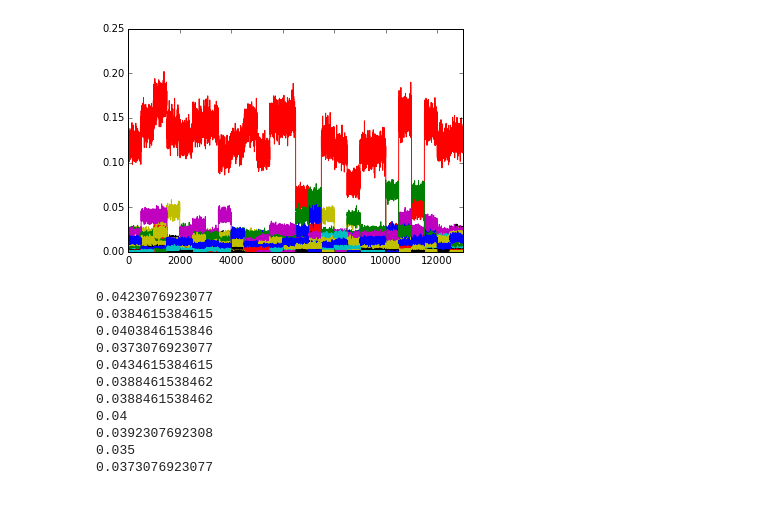
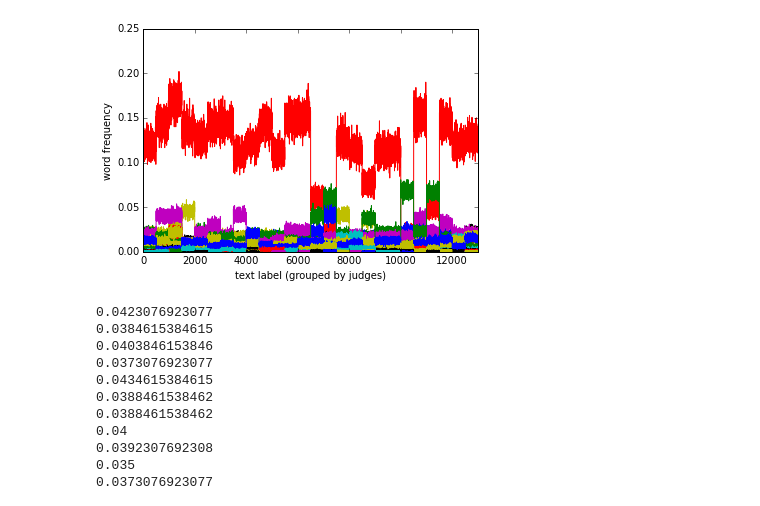
Before and after one commit to ldes89150/Linguistic_Analysis_Final_Project, a Jupyter notebook: machine learning experiment.ipynb, the cells around one changed output. Saved outputs shown, nothing was run; the diff lists cells and outputs as text; code cells hidden in the pictures.

```diff
--- a/machine learning experiment.ipynb
+++ b/machine learning experiment.ipynb
@@ -7,11 +7,11 @@ import matplotlib.pyplot as plt
 data = pd.read_csv("vectorized.csv", index_col=0)
 # %%
 (data.iloc[:,1:]/3000).plot(legend = False)
-plt.xlabel("text nu")
-plt.ylabel("wrod frequency")
+plt.xlabel("text label (grouped by judges)")
+plt.ylabel("word frequency")
 plt.savefig("freq")
 # %% [output]
-[figure, old version]
+[figure, new version]
 # %%
 train_x = np.array(data.iloc[:,1:])
 train_x = np.nan_to_num(train_x)
```
Also changed, not shown: 1 other file.
